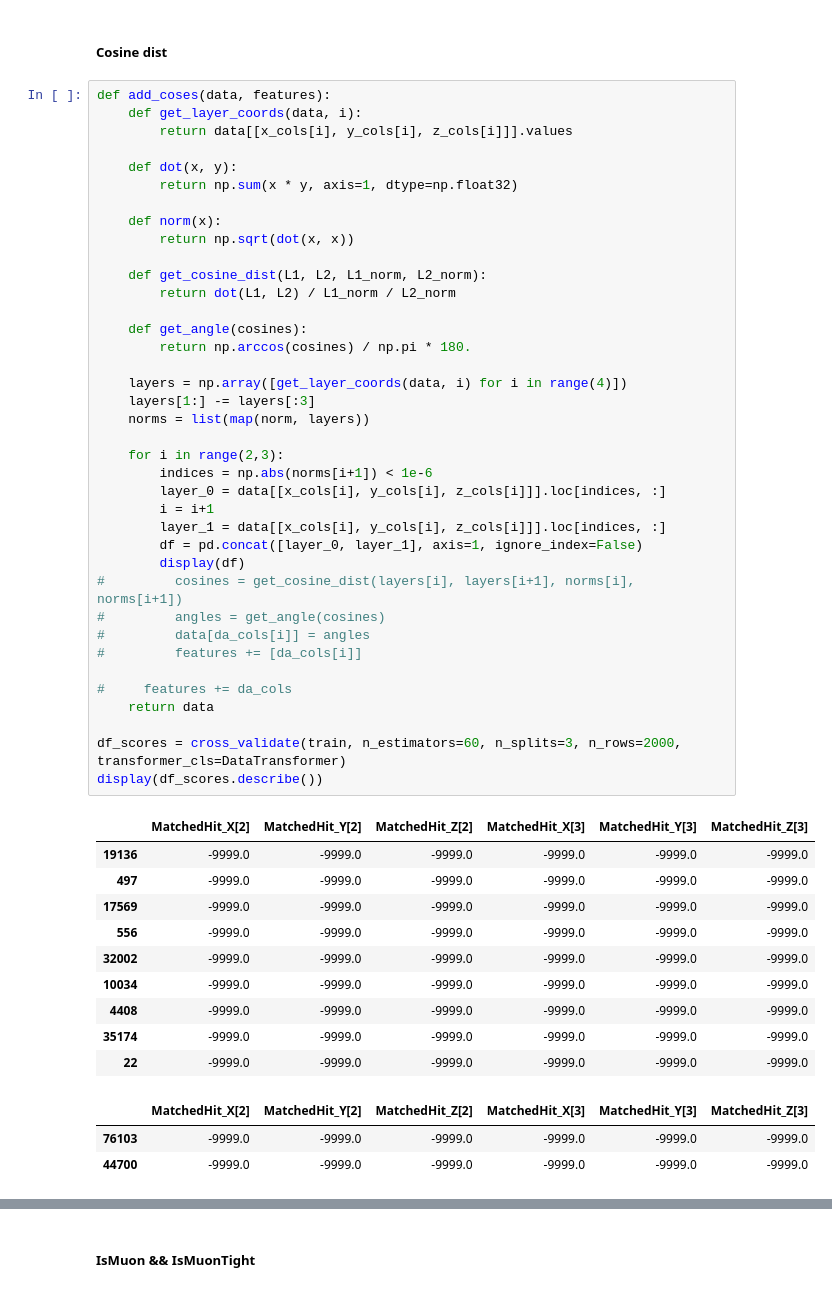
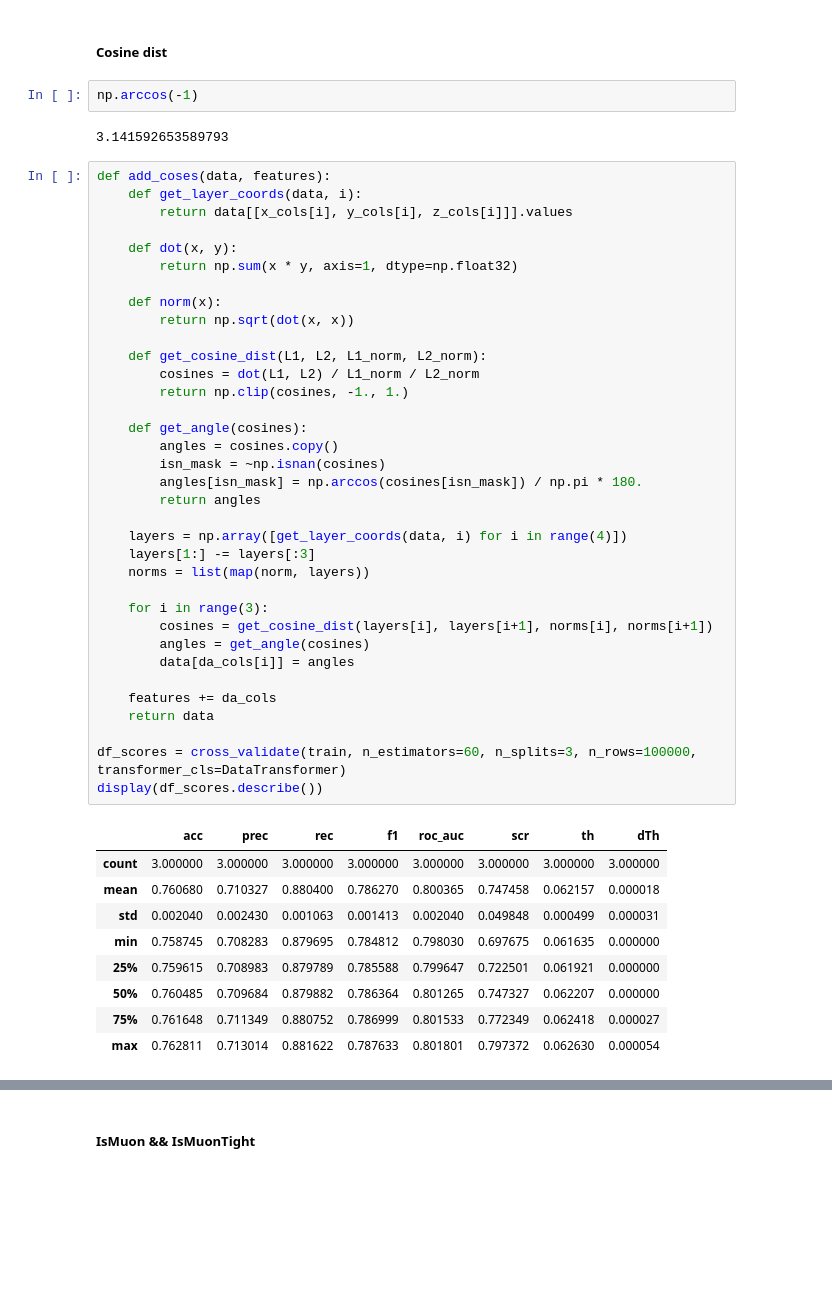
Before and after one commit to almaslov/idao2019, a Jupyter notebook: 08_data_cleaning.ipynb, the cells around one changed output, grey strips where cells are left out. Saved outputs shown, nothing was run; the diff lists cells and outputs as text; blank space fills up the shorter version.

Commit message:
fix np.arccos warnings

```diff
--- a/08_data_cleaning.ipynb
+++ b/08_data_cleaning.ipynb
@@ -67,55 +63,52 @@ Wall time: 261 ms
 Это по сути основная часть. Класс, который отбирает нужные столбцы, возможно что-то модифицирует или добавляет. На выходе - входные данные для модели.
 # %% [markdown]
 ##### Cosine dist
+# %%
+np.arccos(-1)
+# %% [output]
+3.141592653589793
 # %%
 def add_coses(data, features):
     def get_layer_coords(data, i):
         return data[[x_cols[i], y_cols[i], z_cols[i]]].values
 
     def dot(x, y):
         return np.sum(x * y, axis=1, dtype=np.float32)
 
     def norm(x):
         return np.sqrt(dot(x, x))
 
     def get_cosine_dist(L1, L2, L1_norm, L2_norm):
-        return dot(L1, L2) / L1_norm / L2_norm
+        cosines = dot(L1, L2) / L1_norm / L2_norm
+        return np.clip(cosines, -1., 1.)
 
     def get_angle(cosines):
-        return np.arccos(cosines) / np.pi * 180.
+        angles = cosines.copy()
+        isn_mask = ~np.isnan(cosines)
+        angles[isn_mask] = np.arccos(cosines[isn_mask]) / np.pi * 180.
+        return angles
 
     layers = np.array([get_layer_coords(data, i) for i in range(4)])
     layers[1:] -= layers[:3]
     norms = list(map(norm, layers))
 
-    for i in range(2,3):
-        indices = np.abs(norms[i+1]) < 1e-6
-        layer_0 = data[[x_cols[i], y_cols[i], z_cols[i]]].loc[indices, :]
-        i = i+1
-        layer_1 = data[[x_cols[i], y_cols[i], z_cols[i]]].loc[indices, :]
-        df = pd.concat([layer_0, layer_1], axis=1, ignore_index=False)
-        display(df)
-#         cosines = get_cosine_dist(layers[i], layers[i+1], norms[i], norms[i+1])
-#         angles = get_angle(cosines)
-#         data[da_cols[i]] = angles
-#         features += [da_cols[i]]
+    for i in range(3):
+        cosines = get_cosine_dist(layers[i], layers[i+1], norms[i], norms[i+1])
+        angles = get_angle(cosines)
+        data[da_cols[i]] = angles
 
-#     features += da_cols
+    features += da_cols
     return data
 
-df_scores = cross_validate(train, n_estimators=60, n_splits=3, n_rows=2000, transformer_cls=DataTransformer)
+df_scores = cross_validate(train, n_estimators=60, n_splits=3, n_rows=100000, transformer_cls=DataTransformer)
 display(df_scores.describe())
 # %% [output]
-|  | MatchedHit_X[2] | MatchedHit_Y[2] | MatchedHit_Z[2] | MatchedHit_X[3] | MatchedHit_Y[3] | MatchedHit_Z[3] |
-| 19136 | -9999.0 | -9999.0 | -9999.0 | -9999.0 | -9999.0 | -9999.0 |
-| 497 | -9999.0 | -9999.0 | -9999.0 | -9999.0 | -9999.0 | -9999.0 |
-| 17569 | -9999.0 | -9999.0 | -9999.0 | -9999.0 | -9999.0 | -9999.0 |
-| 556 | -9999.0 | -9999.0 | -9999.0 | -9999.0 | -9999.0 | -9999.0 |
-| 32002 | -9999.0 | -9999.0 | -9999.0 | -9999.0 | -9999.0 | -9999.0 |
-| 10034 | -9999.0 | -9999.0 | -9999.0 | -9999.0 | -9999.0 | -9999.0 |
-| 4408 | -9999.0 | -9999.0 | -9999.0 | -9999.0 | -9999.0 | -9999.0 |
-| 35174 | -9999.0 | -9999.0 | -9999.0 | -9999.0 | -9999.0 | -9999.0 |
-| 22 | -9999.0 | -9999.0 | -9999.0 | -9999.0 | -9999.0 | -9999.0 |
+|  | acc | prec | rec | f1 | roc_auc | scr | th | dTh |
+| count | 3.000000 | 3.000000 | 3.000000 | 3.000000 | 3.000000 | 3.000000 | 3.000000 | 3.000000 |
+| mean | 0.760680 | 0.710327 | 0.880400 | 0.786270 | 0.800365 | 0.747458 | 0.062157 | 0.000018 |
+| std | 0.002040 | 0.002430 | 0.001063 | 0.001413 | 0.002040 | 0.049848 | 0.000499 | 0.000031 |
+| min | 0.758745 | 0.708283 | 0.879695 | 0.784812 | 0.798030 | 0.697675 | 0.061635 | 0.000000 |
+| 25% | 0.759615 | 0.708983 | 0.879789 | 0.785588 | 0.799647 | 0.722501 | 0.061921 | 0.000000 |
+| 50% | 0.760485 | 0.709684 | 0.879882 | 0.786364 | 0.801265 | 0.747327 | 0.062207 | 0.000000 |
+| 75% | 0.761648 | 0.711349 | 0.880752 | 0.786999 | 0.801533 | 0.772349 | 0.062418 | 0.000027 |
+| max | 0.762811 | 0.713014 | 0.881622 | 0.787633 | 0.801801 | 0.797372 | 0.062630 | 0.000054 |
-|  | MatchedHit_X[2] | MatchedHit_Y[2] | MatchedHit_Z[2] | MatchedHit_X[3] | MatchedHit_Y[3] | MatchedHit_Z[3] |
-| 76103 | -9999.0 | -9999.0 | -9999.0 | -9999.0 | -9999.0 | -9999.0 |
-| 44700 | -9999.0 | -9999.0 | -9999.0 | -9999.0 | -9999.0 | -9999.0 |
```
Also changed, not shown: parts of 4 cells of this notebook, 2 other files.
